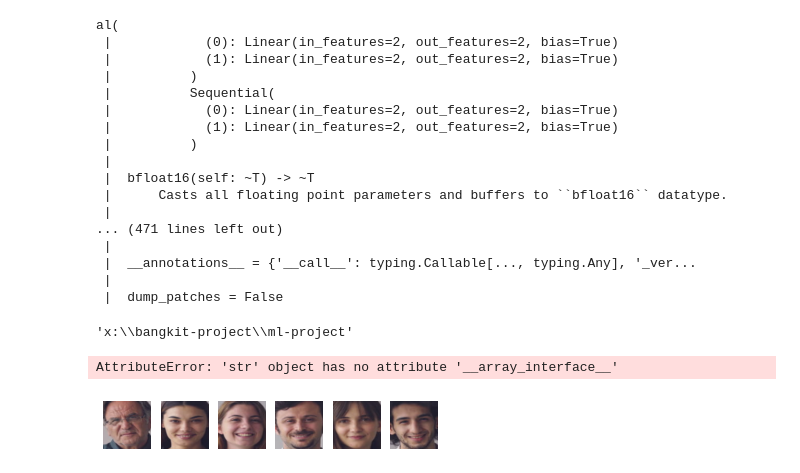
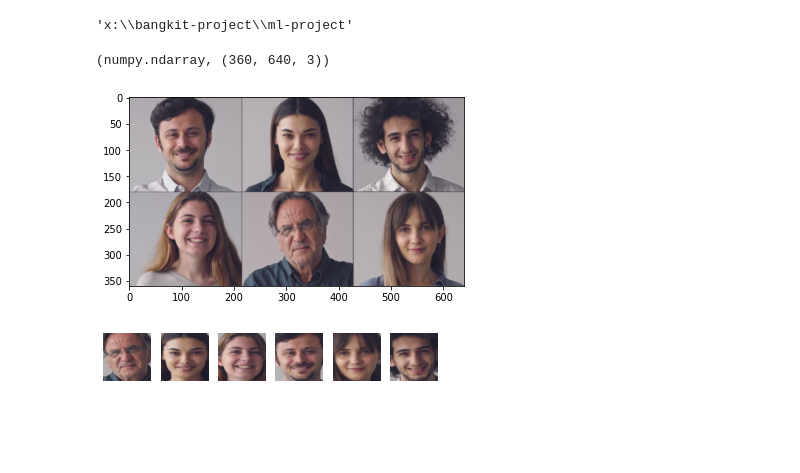
Before and after one commit to mozarik/bangkit-capstone-CAP0166, a Jupyter notebook: ml-project/playground_zein.ipynb, the cells around one changed output. Drawn from its saved outputs; the diff is of its cells as text; code cells hidden in the pictures; blank space fills up the shorter version.

```diff
--- a/ml-project/playground_zein.ipynb
+++ b/ml-project/playground_zein.ipynb
@@ -7,26 +7,6 @@ import numpy as np
 from matplotlib import pyplot as plt
 from tqdm.notebook import tqdm
 import matplotlib.image as mpimg
-# %%
-help(MTCNN)
-# %% [output]
-al(
- |            (0): Linear(in_features=2, out_features=2, bias=True)
- |            (1): Linear(in_features=2, out_features=2, bias=True)
- |          )
- |          Sequential(
- |            (0): Linear(in_features=2, out_features=2, bias=True)
- |            (1): Linear(in_features=2, out_features=2, bias=True)
- |          )
- |
- |  bfloat16(self: ~T) -> ~T
- |      Casts all floating point parameters and buffers to ``bfloat16`` datatype.
- |
-... (471 lines left out)
- |
- |  __annotations__ = {'__call__': typing.Callable[..., typing.Any], '_ver...
- |
- |  dump_patches = False
 # %%
 os.getcwd()
 # %% [output]
@@ -34,12 +14,13 @@ os.getcwd()
 # %%
 mtcnn = MTCNN(margin=20, keep_all=True, post_process=False, device='cuda:0')
 image = "test_image/6_faces.jpg"
-image = cv2.imread(image)
-image = Image.fromarray(image)
+image = mpimg.imread(image)
+# image = Image.fromarray(image)
 plt.imshow(image)
-type(image)
+type(image), image.shape
 # %% [output]
-AttributeError: 'str' object has no attribute '__array_interface__'
+(numpy.ndarray, (360, 640, 3))
+[figure, added]
 # %%
 # Detect face
 
```
Also changed, not shown: parts of 4 cells of this notebook, 2 other files.
